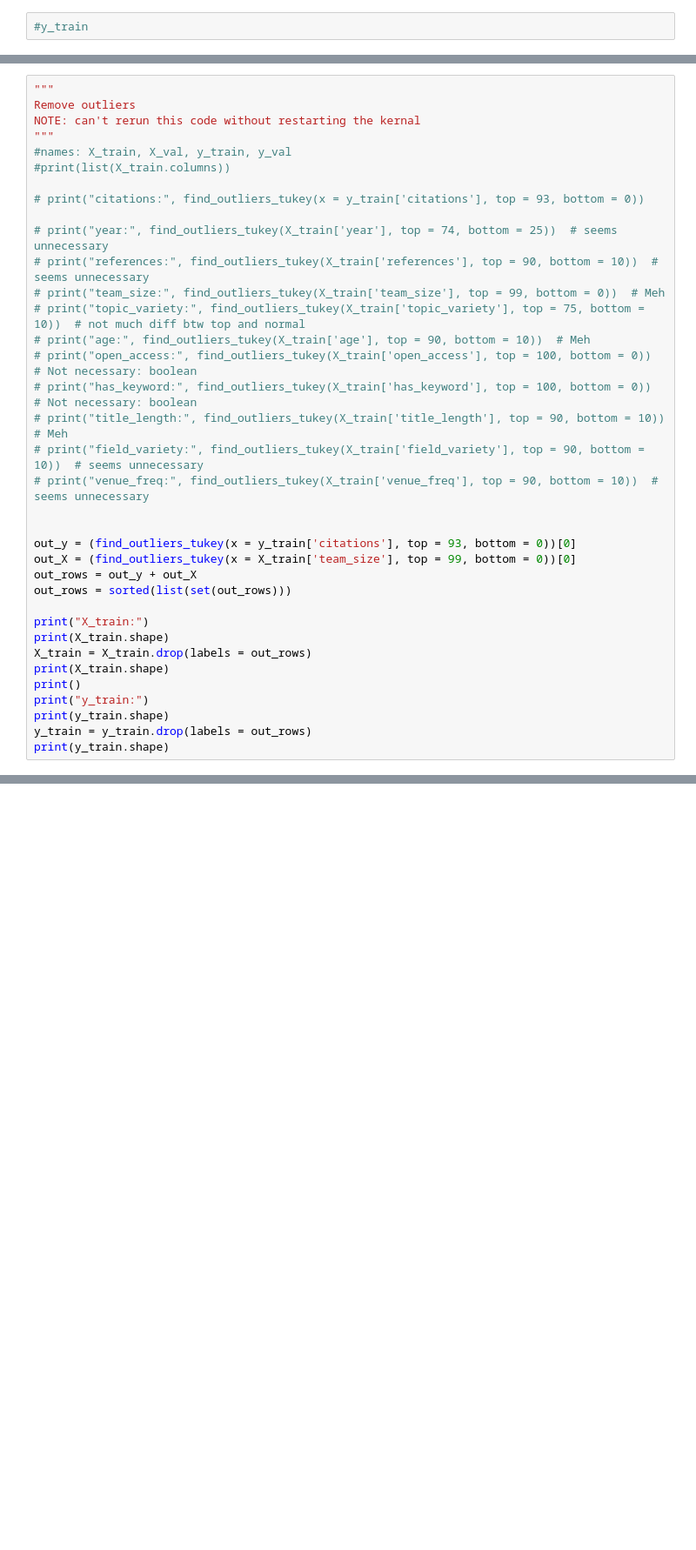
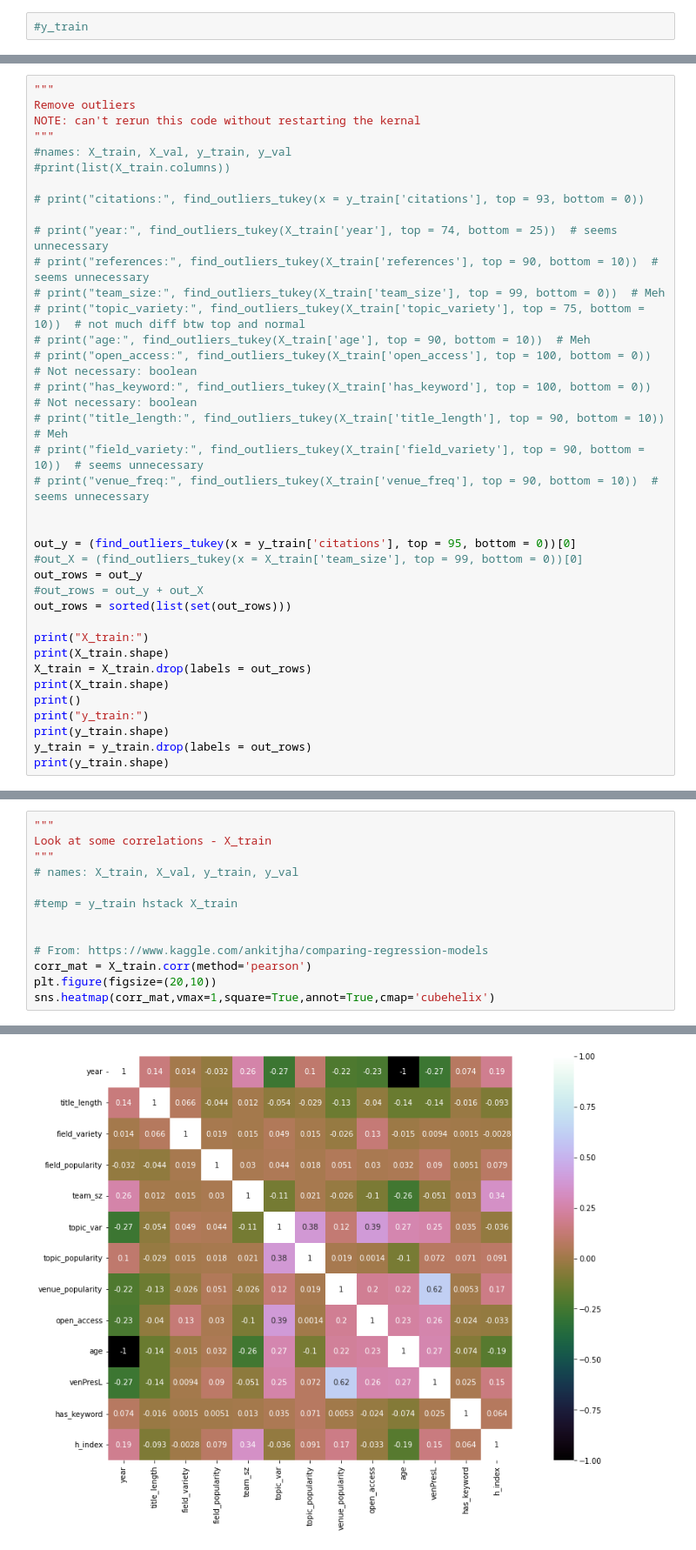
Before and after one commit to happyfuntimegroup/machinelearning, a Jupyter notebook: RANplayground.ipynb, the cells around one changed output, grey strips where cells are left out. Shown at 87% size. Saved outputs shown, nothing was run; the diff lists cells and outputs as text; blank space fills up the shorter version.

Commit message:
minor formatting changes and add new find keywords function

```diff
--- a/RANplayground.ipynb
+++ b/RANplayground.ipynb
@@ -232,9 +299,10 @@ NOTE: can't rerun this code without restarting the kernal
 # print("venue_freq:", find_outliers_tukey(X_train['venue_freq'], top = 90, bottom = 10))  # seems unnecessary
 
 
-out_y = (find_outliers_tukey(x = y_train['citations'], top = 93, bottom = 0))[0]
-out_X = (find_outliers_tukey(x = X_train['team_size'], top = 99, bottom = 0))[0]
-out_rows = out_y + out_X
+out_y = (find_outliers_tukey(x = y_train['citations'], top = 95, bottom = 0))[0]
+#out_X = (find_outliers_tukey(x = X_train['team_size'], top = 99, bottom = 0))[0]
+out_rows = out_y
+#out_rows = out_y + out_X
 out_rows = sorted(list(set(out_rows)))
 
 print("X_train:")
@@ -282,0 +333,14 @@ sns.heatmap(corr_mat,vmax=1,square=True,annot=True,cmap='cubehelix')
+# %%
+"""
+Look at some correlations - X_train
+"""
+# names: X_train, X_val, y_train, y_val
+
+#temp = y_train hstack X_train
+
+
+# From: https://www.kaggle.com/ankitjha/comparing-regression-models
+corr_mat = X_train.corr(method='pearson')
+plt.figure(figsize=(20,10))
+sns.heatmap(corr_mat,vmax=1,square=True,annot=True,cmap='cubehelix')
+# %% [output]
@@ -283 +348,2 @@ sns.heatmap(corr_mat,vmax=1,square=True,annot=True,cmap='cubehelix')
+[figure, added]
 # %%
```
Also changed, not shown: parts of 21 cells of this notebook, 2 other files.
